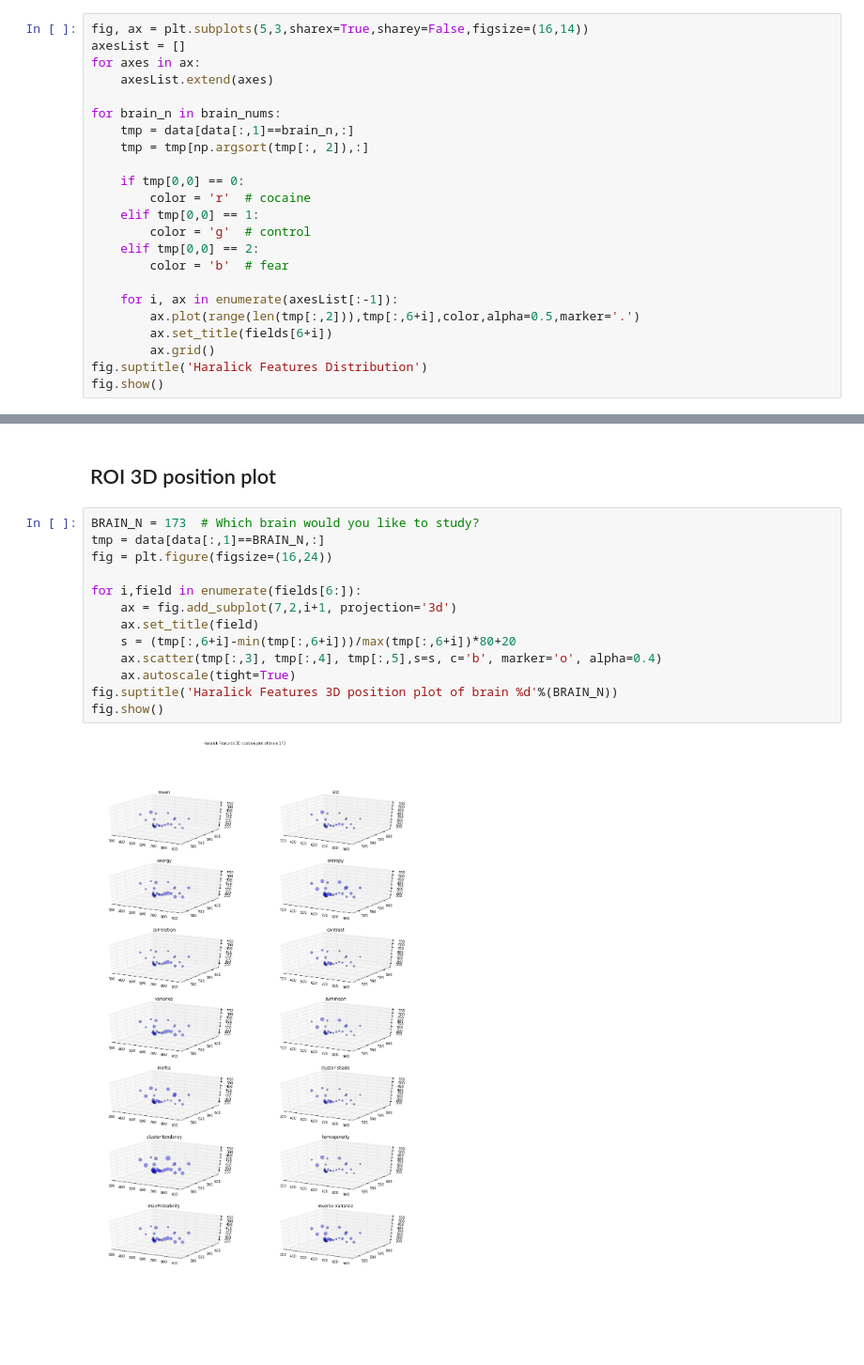
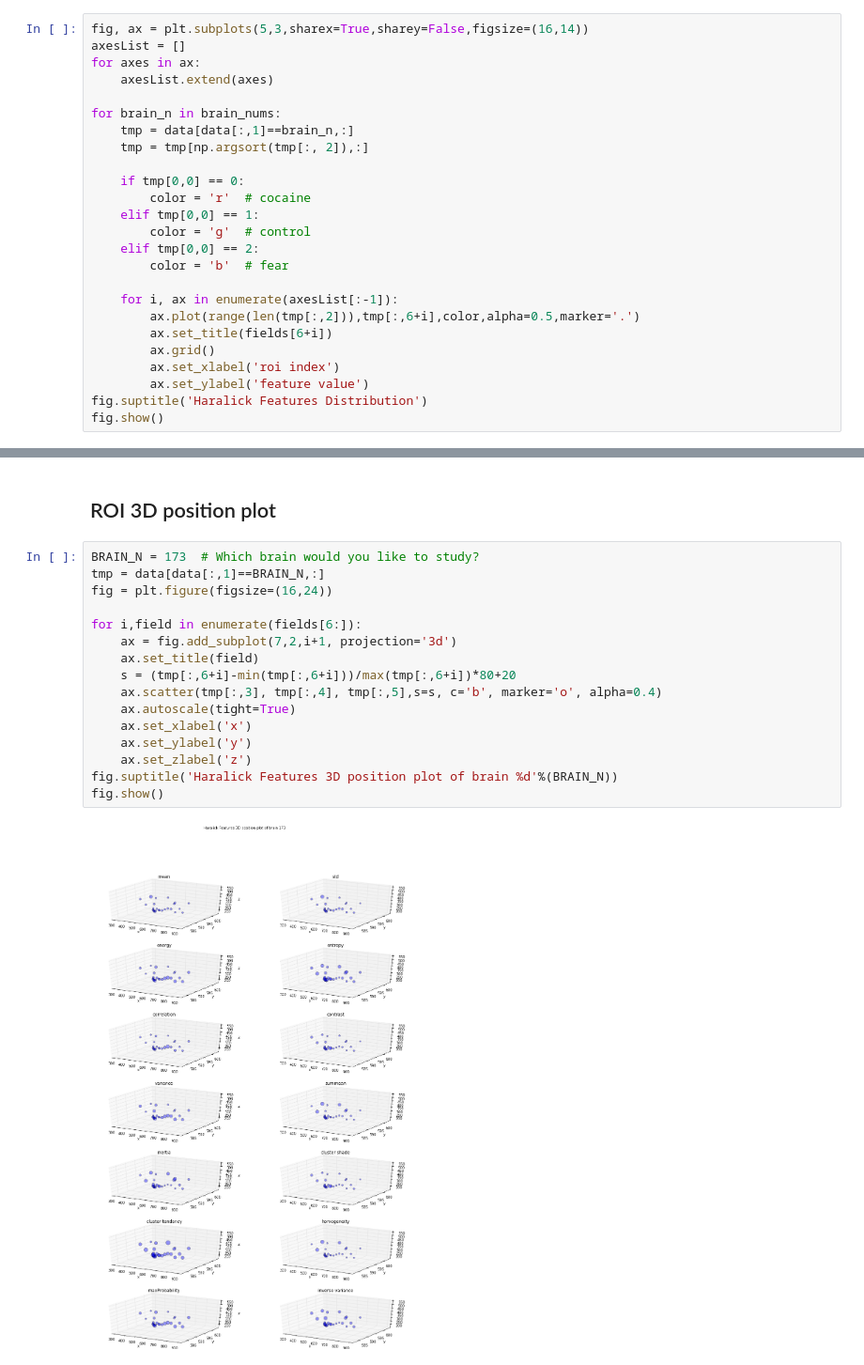
Before and after one commit to Upward-Spiral-Science/claritycontrol, a Jupyter notebook: assignments/a09_extended_exploratory.ipynb, the cells around one changed output, grey strips where cells are left out. Shown at 94% size. Saved outputs shown, nothing was run; the diff lists cells and outputs as text; blank space fills up the shorter version.

```diff
--- a/assignments/a09_extended_exploratory.ipynb
+++ b/assignments/a09_extended_exploratory.ipynb
@@ -84,6 +84,8 @@ for brain_n in brain_nums:
         ax.plot(range(len(tmp[:,2])),tmp[:,6+i],color,alpha=0.5,marker='.')
         ax.set_title(fields[6+i])
         ax.grid()
+        ax.set_xlabel('roi index')
+        ax.set_ylabel('feature value')
 fig.suptitle('Haralick Features Distribution')
 fig.show()
 # %% [output]
@@ -93,15 +95,18 @@ fig.show()
 # %%
 BRAIN_N = 173  # Which brain would you like to study?
 tmp = data[data[:,1]==BRAIN_N,:]
 fig = plt.figure(figsize=(16,24))
 
 for i,field in enumerate(fields[6:]):
     ax = fig.add_subplot(7,2,i+1, projection='3d')
     ax.set_title(field)
     s = (tmp[:,6+i]-min(tmp[:,6+i]))/max(tmp[:,6+i])*80+20
     ax.scatter(tmp[:,3], tmp[:,4], tmp[:,5],s=s, c='b', marker='o', alpha=0.4)
     ax.autoscale(tight=True)
+    ax.set_xlabel('x')
+    ax.set_ylabel('y')
+    ax.set_zlabel('z')
 fig.suptitle('Haralick Features 3D position plot of brain %d'%(BRAIN_N))
 fig.show()
 # %% [output]
-[figure, old version]
+[figure, new version]
```
Also changed, not shown: parts of 1 cell of this notebook, 1 other file.
